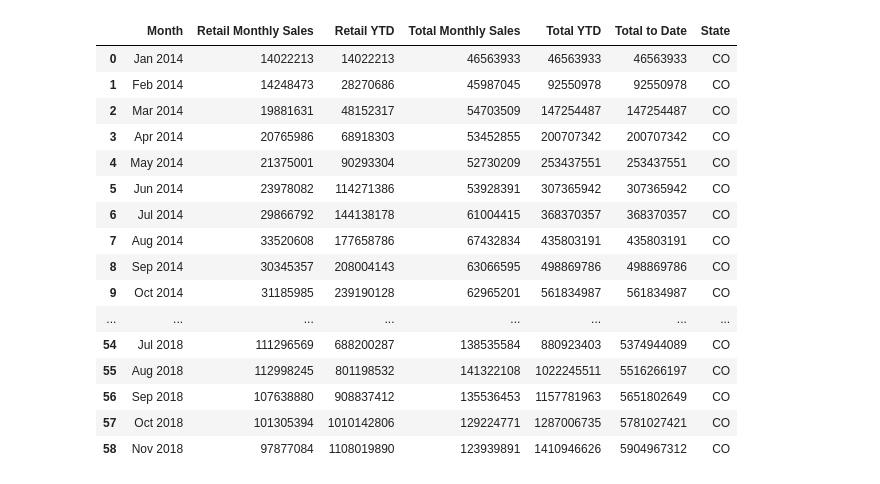
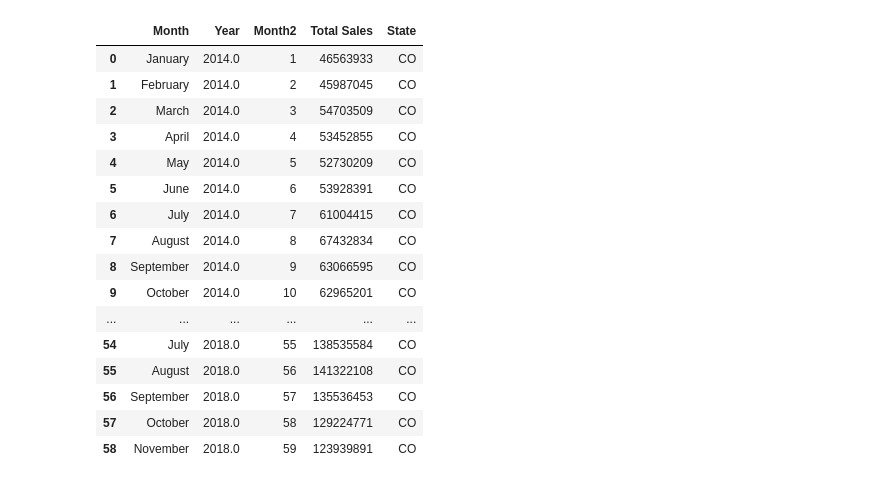
Before and after one commit to chane-d/group-project-one, a Jupyter notebook: SALES_Jason/Project1_jason.ipynb, the cells around one changed output. Saved outputs shown, nothing was run; the diff lists cells and outputs as text; code cells hidden in the pictures.

```diff
--- a/SALES_Jason/Project1_jason.ipynb
+++ b/SALES_Jason/Project1_jason.ipynb
@@ -48,26 +113,33 @@ wa_total_retail_value
 # %%
 co_data = pd.read_csv('../Inputs/SALESInputs/CO_MJ_Sales.csv')
 co_data['State'] = 'CO'
 co_data = co_data.drop(columns=[
     'Medical Monthly Sales',
     'Medical YTD'
 ])
+co_data = co_data[:-1]
+co_data['Month2'] = np.arange(1,60)
+co_data = co_data[['Month', 'Year', 'Month2', 'Total Monthly Sales', 'State']]
+co_data = co_data.rename(columns={
+    'Total Monthly Sales':'Total Sales'
+})
+co_data['Total Sales']= co_data['Total Sales'].astype(int)
 co_data
 # %% [output]
-|  | Month | Retail Monthly Sales | Retail YTD | Total Monthly Sales | Total YTD | Total to Date | State |
-| 0 | Jan 2014 | 14022213 | 14022213 | 46563933 | 46563933 | 46563933 | CO |
-| 1 | Feb 2014 | 14248473 | 28270686 | 45987045 | 92550978 | 92550978 | CO |
-| 2 | Mar 2014 | 19881631 | 48152317 | 54703509 | 147254487 | 147254487 | CO |
-| 3 | Apr 2014 | 20765986 | 68918303 | 53452855 | 200707342 | 200707342 | CO |
-| 4 | May 2014 | 21375001 | 90293304 | 52730209 | 253437551 | 253437551 | CO |
-| 5 | Jun 2014 | 23978082 | 114271386 | 53928391 | 307365942 | 307365942 | CO |
-| 6 | Jul 2014 | 29866792 | 144138178 | 61004415 | 368370357 | 368370357 | CO |
-| 7 | Aug 2014 | 33520608 | 177658786 | 67432834 | 435803191 | 435803191 | CO |
-| 8 | Sep 2014 | 30345357 | 208004143 | 63066595 | 498869786 | 498869786 | CO |
-| 9 | Oct 2014 | 31185985 | 239190128 | 62965201 | 561834987 | 561834987 | CO |
-| ... | ... | ... | ... | ... | ... | ... | ... |
-| 54 | Jul 2018 | 111296569 | 688200287 | 138535584 | 880923403 | 5374944089 | CO |
-| 55 | Aug 2018 | 112998245 | 801198532 | 141322108 | 1022245511 | 5516266197 | CO |
-| 56 | Sep 2018 | 107638880 | 908837412 | 135536453 | 1157781963 | 5651802649 | CO |
-| 57 | Oct 2018 | 101305394 | 1010142806 | 129224771 | 1287006735 | 5781027421 | CO |
-| 58 | Nov 2018 | 97877084 | 1108019890 | 123939891 | 1410946626 | 5904967312 | CO |
+|  | Month | Year | Month2 | Total Sales | State |
+| 0 | January | 2014.0 | 1 | 46563933 | CO |
+| 1 | February | 2014.0 | 2 | 45987045 | CO |
+| 2 | March | 2014.0 | 3 | 54703509 | CO |
+| 3 | April | 2014.0 | 4 | 53452855 | CO |
+| 4 | May | 2014.0 | 5 | 52730209 | CO |
+| 5 | June | 2014.0 | 6 | 53928391 | CO |
+| 6 | July | 2014.0 | 7 | 61004415 | CO |
+| 7 | August | 2014.0 | 8 | 67432834 | CO |
+| 8 | September | 2014.0 | 9 | 63066595 | CO |
+| 9 | October | 2014.0 | 10 | 62965201 | CO |
+| ... | ... | ... | ... | ... | ... |
+| 54 | July | 2018.0 | 55 | 138535584 | CO |
+| 55 | August | 2018.0 | 56 | 141322108 | CO |
+| 56 | September | 2018.0 | 57 | 135536453 | CO |
+| 57 | October | 2018.0 | 58 | 129224771 | CO |
+| 58 | November | 2018.0 | 59 | 123939891 | CO |
```
Also changed, not shown: parts of 21 cells of this notebook, 1 other file.
